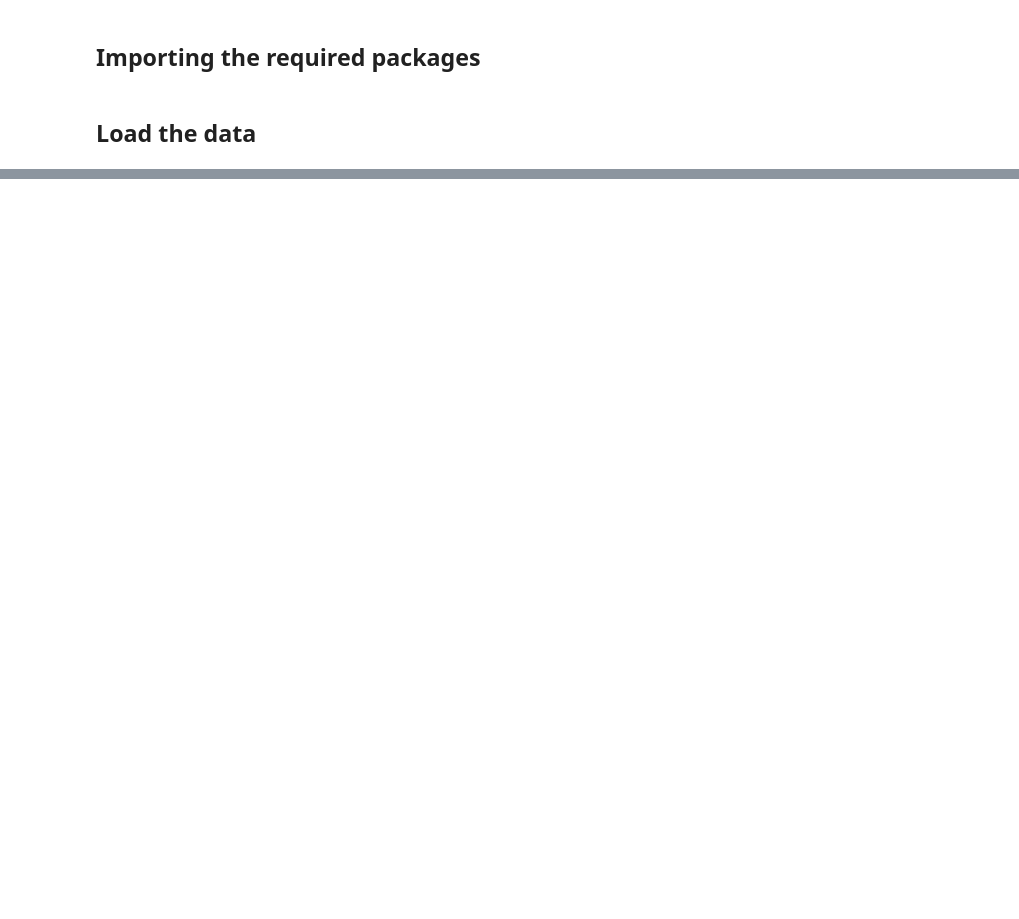
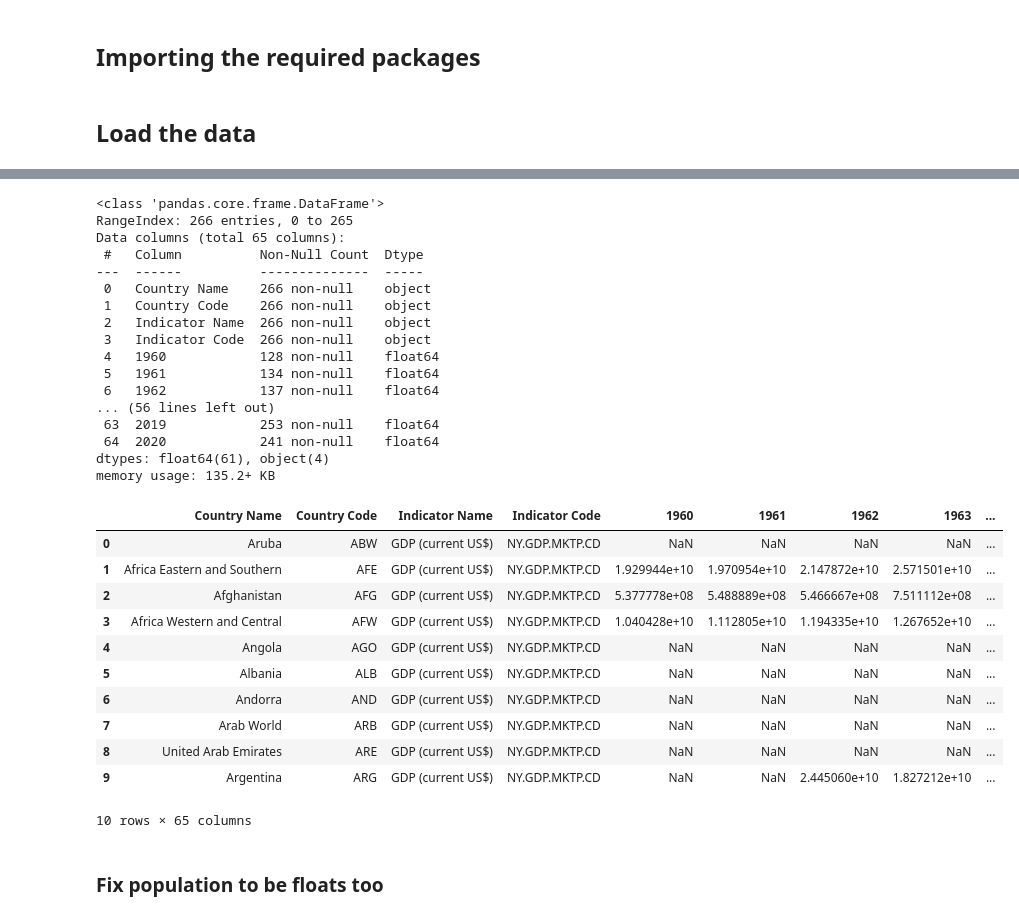
Before and after one commit to mariaingold/LinearRegression-SciKit, a Jupyter notebook: 4_correlation_regression.ipynb, the cells around one changed output, grey strips where cells are left out. Cells and saved outputs as stored; diff of their text form; code cells hidden in the pictures; blank space fills up the shorter version.

```diff
--- a/4_correlation_regression.ipynb
+++ b/4_correlation_regression.ipynb
@@ -260,0 +105,35 @@ beta_1=690.451709,beta_2=0.997207
+# %%
+global_GDP_df.info()
+global_GDP_df.head(10)
+# %% [output]
+<class 'pandas.core.frame.DataFrame'>
+RangeIndex: 266 entries, 0 to 265
+Data columns (total 65 columns):
+ #   Column          Non-Null Count  Dtype
+---  ------          --------------  -----
+ 0   Country Name    266 non-null    object
+ 1   Country Code    266 non-null    object
+ 2   Indicator Name  266 non-null    object
+ 3   Indicator Code  266 non-null    object
+ 4   1960            128 non-null    float64
+ 5   1961            134 non-null    float64
+ 6   1962            137 non-null    float64
+... (56 lines left out)
+ 63  2019            253 non-null    float64
+ 64  2020            241 non-null    float64
+dtypes: float64(61), object(4)
+memory usage: 135.2+ KB
+|  | Country Name | Country Code | Indicator Name | Indicator Code | 1960 | 1961 | 1962 | 1963 | ... |
+| 0 | Aruba | ABW | GDP (current US$) | NY.GDP.MKTP.CD | NaN | NaN | NaN | NaN | ... |
+| 1 | Africa Eastern and Southern | AFE | GDP (current US$) | NY.GDP.MKTP.CD | 1.929944e+10 | 1.970954e+10 | 2.147872e+10 | 2.571501e+10 | ... |
+| 2 | Afghanistan | AFG | GDP (current US$) | NY.GDP.MKTP.CD | 5.377778e+08 | 5.488889e+08 | 5.466667e+08 | 7.511112e+08 | ... |
+| 3 | Africa Western and Central | AFW | GDP (current US$) | NY.GDP.MKTP.CD | 1.040428e+10 | 1.112805e+10 | 1.194335e+10 | 1.267652e+10 | ... |
+| 4 | Angola | AGO | GDP (current US$) | NY.GDP.MKTP.CD | NaN | NaN | NaN | NaN | ... |
+| 5 | Albania | ALB | GDP (current US$) | NY.GDP.MKTP.CD | NaN | NaN | NaN | NaN | ... |
+| 6 | Andorra | AND | GDP (current US$) | NY.GDP.MKTP.CD | NaN | NaN | NaN | NaN | ... |
+| 7 | Arab World | ARB | GDP (current US$) | NY.GDP.MKTP.CD | NaN | NaN | NaN | NaN | ... |
+| 8 | United Arab Emirates | ARE | GDP (current US$) | NY.GDP.MKTP.CD | NaN | NaN | NaN | NaN | ... |
+| 9 | Argentina | ARG | GDP (current US$) | NY.GDP.MKTP.CD | NaN | NaN | 2.445060e+10 | 1.827212e+10 | ... |
+10 rows × 65 columns
+# %% [markdown]
+### Fix population to be floats too
```
Also changed, not shown: parts of 51 cells of this notebook.
